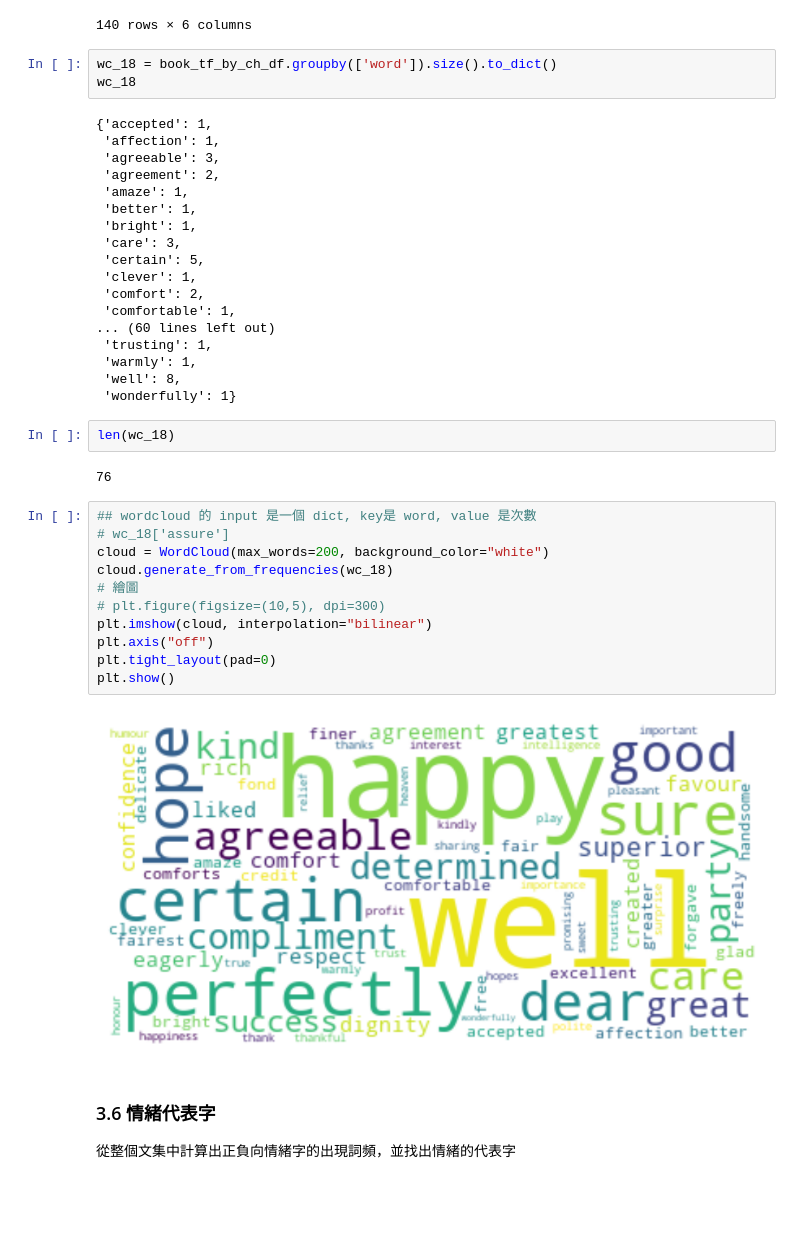
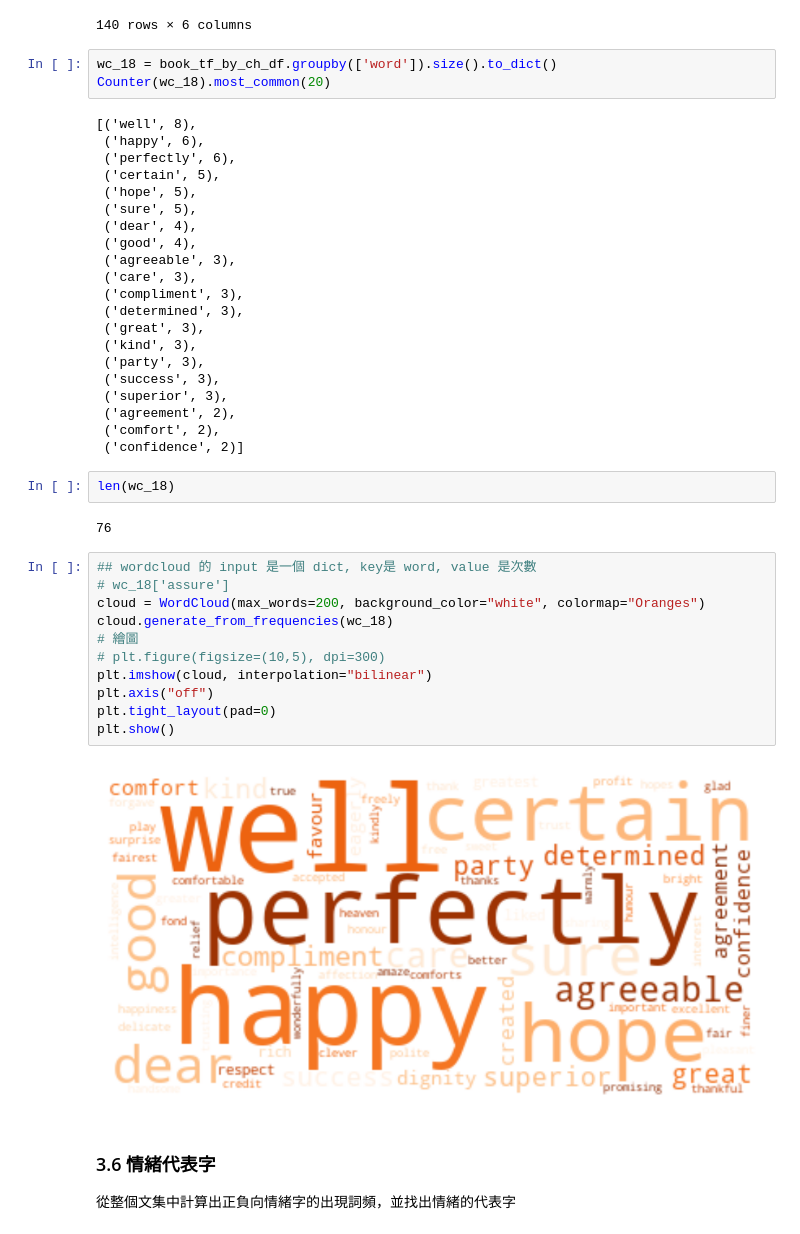
Before and after one commit to Text-Analytics-and-Retrieval/SMA_2023S, a Jupyter notebook: week4_sentiment_analysis/week4_sentiment_en.ipynb, the cells around one changed output. Cells and saved outputs as stored; diff of their text form; blank space fills up the shorter version.

```diff
--- a/week4_sentiment_analysis/week4_sentiment_en.ipynb
+++ b/week4_sentiment_analysis/week4_sentiment_en.ipynb
@@ -381,25 +375,28 @@ book_tf_by_ch_df
 140 rows × 6 columns
 # %%
 wc_18 = book_tf_by_ch_df.groupby(['word']).size().to_dict()
-wc_18
+Counter(wc_18).most_common(20)
 # %% [output]
-{'accepted': 1,
- 'affection': 1,
- 'agreeable': 3,
- 'agreement': 2,
- 'amaze': 1,
- 'better': 1,
- 'bright': 1,
- 'care': 3,
- 'certain': 5,
- 'clever': 1,
- 'comfort': 2,
- 'comfortable': 1,
-... (60 lines left out)
- 'trusting': 1,
- 'warmly': 1,
- 'well': 8,
- 'wonderfully': 1}
+[('well', 8),
+ ('happy', 6),
+ ('perfectly', 6),
+ ('certain', 5),
+ ('hope', 5),
+ ('sure', 5),
+ ('dear', 4),
+ ('good', 4),
+ ('agreeable', 3),
+ ('care', 3),
+ ('compliment', 3),
+ ('determined', 3),
+ ('great', 3),
+ ('kind', 3),
+ ('party', 3),
+ ('success', 3),
+ ('superior', 3),
+ ('agreement', 2),
+ ('comfort', 2),
+ ('confidence', 2)]
 # %%
 len(wc_18)
 # %% [output]
@@ -407,16 +404,16 @@ len(wc_18)
 # %%
 ## wordcloud 的 input 是一個 dict, key是 word, value 是次數
 # wc_18['assure']
-cloud = WordCloud(max_words=200, background_color="white")
+cloud = WordCloud(max_words=200, background_color="white", colormap="Oranges")
 cloud.generate_from_frequencies(wc_18)
 # 繪圖
 # plt.figure(figsize=(10,5), dpi=300)
 plt.imshow(cloud, interpolation="bilinear")
 plt.axis("off")
 plt.tight_layout(pad=0)
 plt.show()
 # %% [output]
-[figure, old version]
+[figure, new version]
 # %% [markdown]
 ### 3.6 情緒代表字
 從整個文集中計算出正負向情緒字的出現詞頻，並找出情緒的代表字
```
Also changed, not shown: parts of 1 cell of this notebook, 2 other files.
